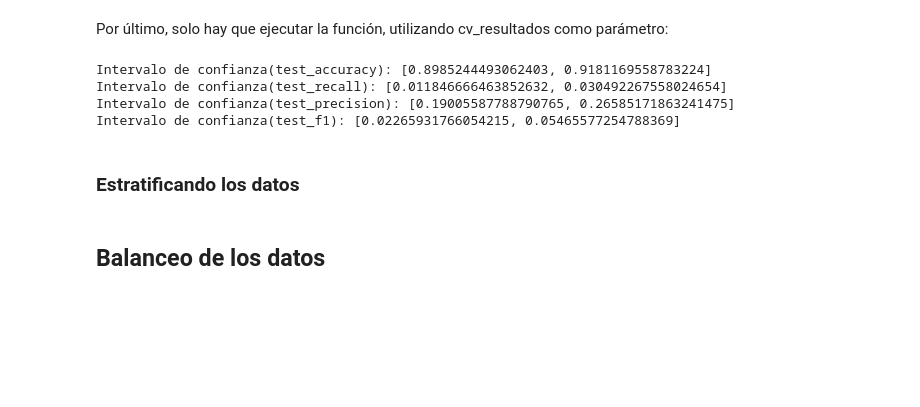
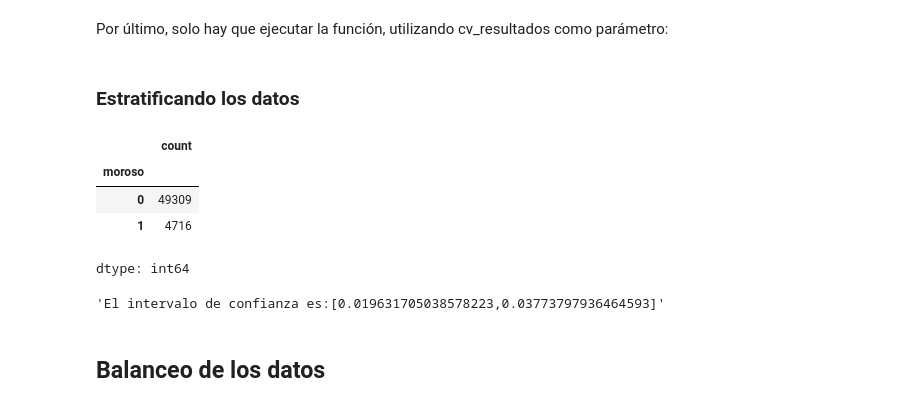
Before and after one commit to Ivan8Garcia/data-science, a Jupyter notebook: Clasificacion_validacion_y_metricas.ipynb, the cells around one changed output. Cells and saved outputs as stored; diff of their text form; code cells hidden in the pictures; blank space fills up the shorter version.

```diff
--- a/Clasificacion_validacion_y_metricas.ipynb
+++ b/Clasificacion_validacion_y_metricas.ipynb
@@ -299,9 +292,2 @@ def informe_metricas(resultados):
 # %% [markdown]
 Por último, solo hay que ejecutar la función, utilizando cv_resultados como parámetro:
-# %%
-informe_metricas(cv_resultados)
-# %% [output]
-Intervalo de confianza(test_accuracy): [0.8985244493062403, 0.9181169558783224]
-Intervalo de confianza(test_recall): [0.011846666463852632, 0.030492267558024654]
-Intervalo de confianza(test_precision): [0.19005587788790765, 0.26585171863241475]
-Intervalo de confianza(test_f1): [0.02265931766054215, 0.05465577254788369]
@@ -308,2 +296,11 @@ Intervalo de confianza(test_f1): [0.02265931766054215, 0.05465577254788369]
 # %% [markdown]
 ### Estratificando los datos
+# %%
+# 0=cumplidos 1=morosos
+datos.moroso.value_counts()
+# %% [output]
+|  | count |
+| moroso |  |
+| 0 | 49309 |
+| 1 | 4716 |
+dtype: int64
@@ -310,3 +313,7 @@ Intervalo de confianza(test_f1): [0.02265931766054215, 0.05465577254788369]
+# %%
+intervalo_confianza(cv_resultados)
+# %% [output]
+'El intervalo de confianza es:[0.019631705038578223,0.03773797936464593]'
 # %% [markdown]
 ## <font color='dark'>Balanceo de los datos</h1>
 # %% [markdown]
```
Also changed, not shown: parts of 42 cells of this notebook.
